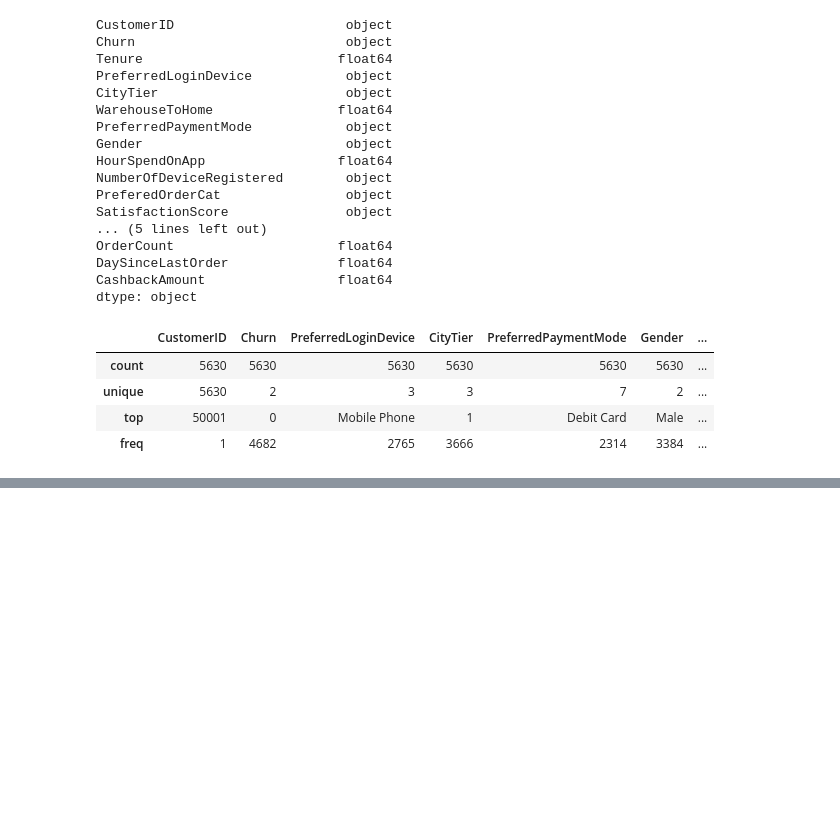
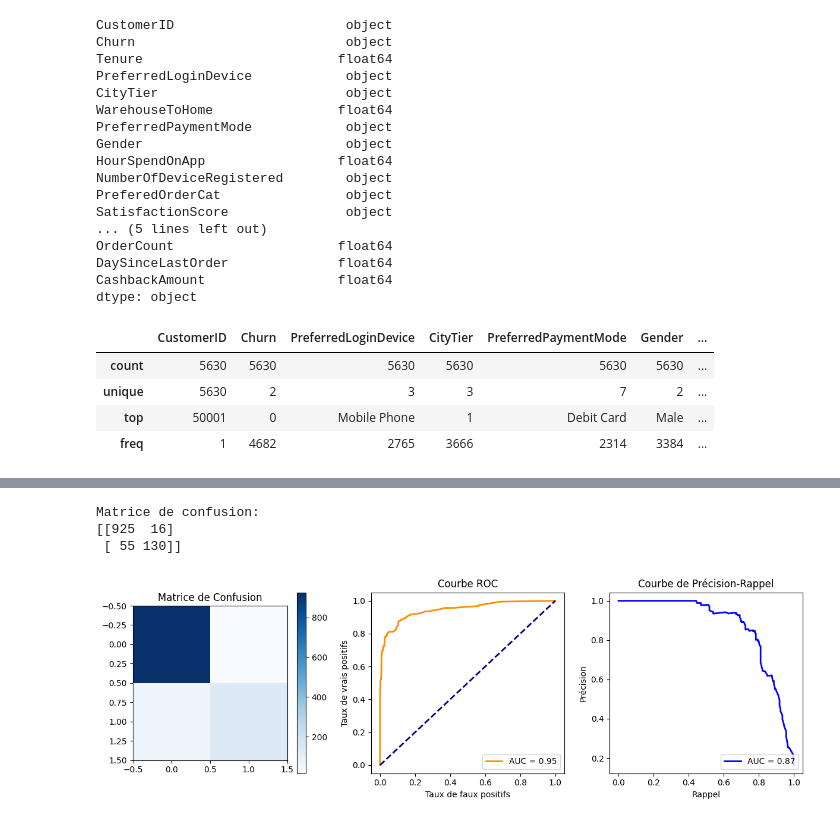
Before and after one commit to k-chanez/Churn-prediction, a Jupyter notebook: churn.ipynb, the cells around one changed output, grey strips where cells are left out. Drawn from its saved outputs; the diff is of its cells as text; code cells hidden in the pictures; blank space fills up the shorter version.

```diff
--- a/churn.ipynb
+++ b/churn.ipynb
@@ -108,0 +189,55 @@ num_colonnes = ['Tenure', 'WarehouseToHome', 'HourSpendOnApp', 'OrderAmountHikeF
+# %%
+
+import matplotlib.pyplot as plt
+from sklearn.metrics import confusion_matrix, roc_curve, precision_recall_curve, auc
+
+# Prédire les étiquettes sur l'ensemble de test
+y_pred = pipeline.predict(X_test)
+
+# Matrice de confusion
+cm = confusion_matrix(y_test, y_pred)
+print("Matrice de confusion:")
+print(cm)
+
+# Courbe ROC
+y_prob = pipeline.predict_proba(X_test)[:, 1]
+fpr, tpr, _ = roc_curve(y_test, y_prob)
+roc_auc = auc(fpr, tpr)
+
+# Courbe de précision-rappel
+precision, recall, _ = precision_recall_curve(y_test, y_prob)
+pr_auc = auc(recall, precision)
+
+# Tracer les graphiques
+plt.figure(figsize=(12, 4))
+
+# Matrice de confusion
+plt.subplot(1, 3, 1)
+plt.imshow(cm, interpolation='nearest', cmap=plt.cm.Blues)
+plt.title('Matrice de Confusion')
+plt.colorbar()
+
+# Courbe ROC
+plt.subplot(1, 3, 2)
+plt.plot(fpr, tpr, color='darkorange', lw=2, label=f'AUC = {roc_auc:.2f}')
+plt.plot([0, 1], [0, 1], color='navy', lw=2, linestyle='--')
+plt.xlabel('Taux de faux positifs')
+plt.ylabel('Taux de vrais positifs')
+plt.title('Courbe ROC')
+plt.legend(loc="lower right")
+
+# Courbe de précision-rappel
+plt.subplot(1, 3, 3)
+plt.plot(recall, precision, color='blue', lw=2, label=f'AUC = {pr_auc:.2f}')
+plt.xlabel('Rappel')
+plt.ylabel('Précision')
+plt.title('Courbe de Précision-Rappel')
+plt.legend(loc="lower right")
+
+plt.tight_layout()
+plt.show()
+# %% [output]
+Matrice de confusion:
+[[925  16]
+ [ 55 130]]
+[figure, added]
```
Also changed, not shown: parts of 5 cells of this notebook.
